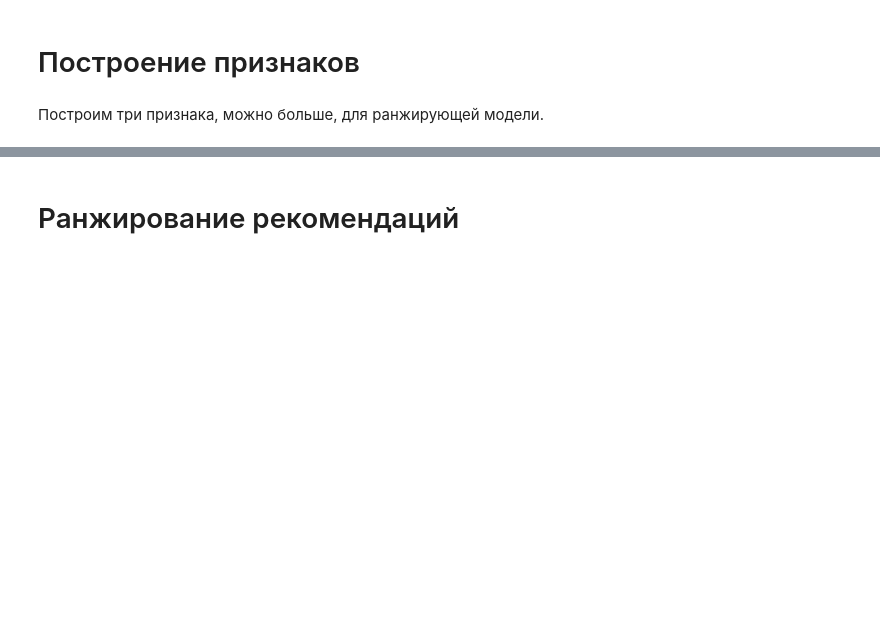
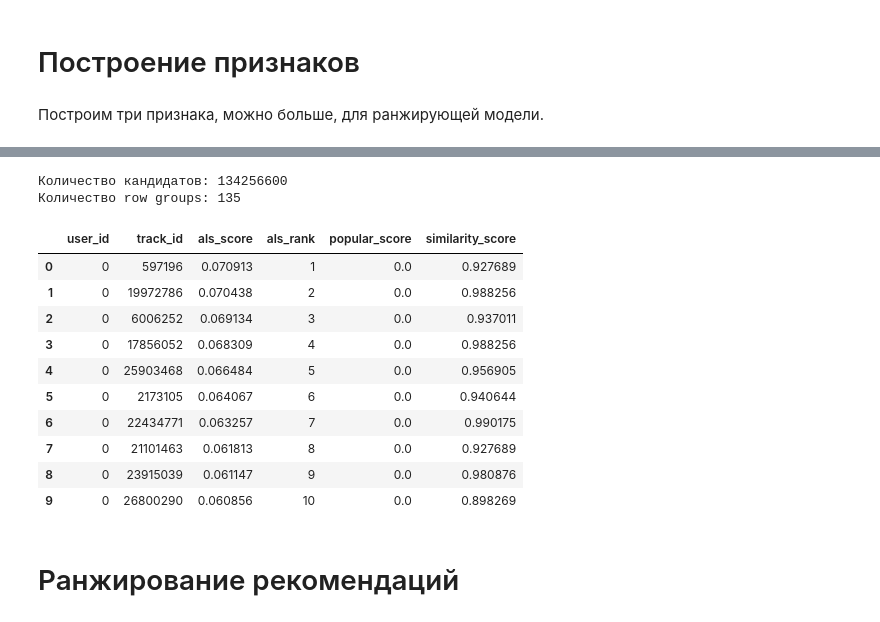
Before and after one commit to The-Mushroom-That-Killed-Mario/mle-project-sprint-4-v001, a Jupyter notebook: recommendations.ipynb, the cells around one changed output, grey strips where cells are left out. Drawn from its saved outputs; the diff is of its cells as text; code cells hidden in the pictures; blank space fills up the shorter version.

```diff
--- a/recommendations.ipynb
+++ b/recommendations.ipynb
@@ -623,3 +1388,42 @@ memory usage: 3.7 GB
+# %%
+# Проверяем созданную таблицу кандидатов и признаков,
+
+candidates_file = pq.ParquetFile(
+    CANDIDATES_PATH
+)
+
+print(
+    "Количество кандидатов:",
+    candidates_file.metadata.num_rows
+)
+
+print(
+    "Количество row groups:",
+    candidates_file.metadata.num_row_groups
+)
+
+candidates_preview = (
+    candidates_file
+    .read_row_group(0)
+    .to_pandas()
+    .head(10)
+)
+
+candidates_preview
+# %% [output]
+Количество кандидатов: 134256600
+Количество row groups: 135
+|  | user_id | track_id | als_score | als_rank | popular_score | similarity_score |
+| 0 | 0 | 597196 | 0.070913 | 1 | 0.0 | 0.927689 |
+| 1 | 0 | 19972786 | 0.070438 | 2 | 0.0 | 0.988256 |
+| 2 | 0 | 6006252 | 0.069134 | 3 | 0.0 | 0.937011 |
+| 3 | 0 | 17856052 | 0.068309 | 4 | 0.0 | 0.988256 |
+| 4 | 0 | 25903468 | 0.066484 | 5 | 0.0 | 0.956905 |
+| 5 | 0 | 2173105 | 0.064067 | 6 | 0.0 | 0.940644 |
+| 6 | 0 | 22434771 | 0.063257 | 7 | 0.0 | 0.990175 |
+| 7 | 0 | 21101463 | 0.061813 | 8 | 0.0 | 0.927689 |
+| 8 | 0 | 23915039 | 0.061147 | 9 | 0.0 | 0.980876 |
+| 9 | 0 | 26800290 | 0.060856 | 10 | 0.0 | 0.898269 |
 # %% [markdown]
 # Ранжирование рекомендаций
 # %% [markdown]
```
Also changed, not shown: parts of 46 cells of this notebook.
